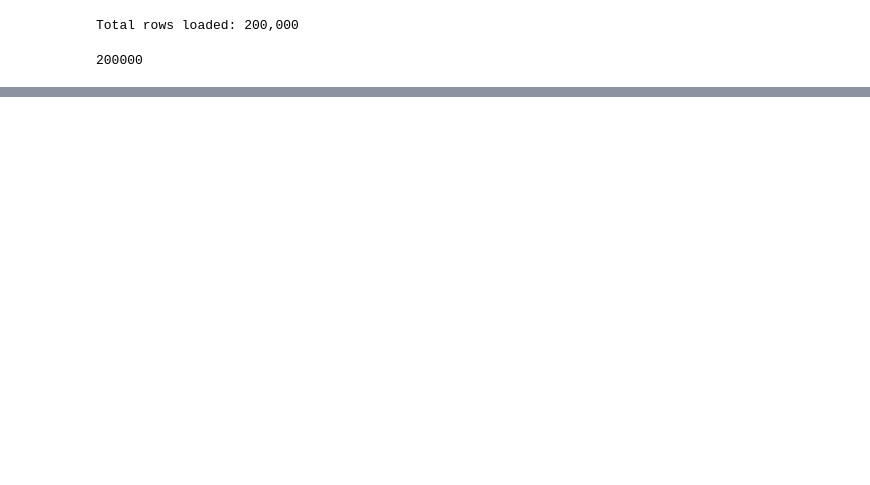
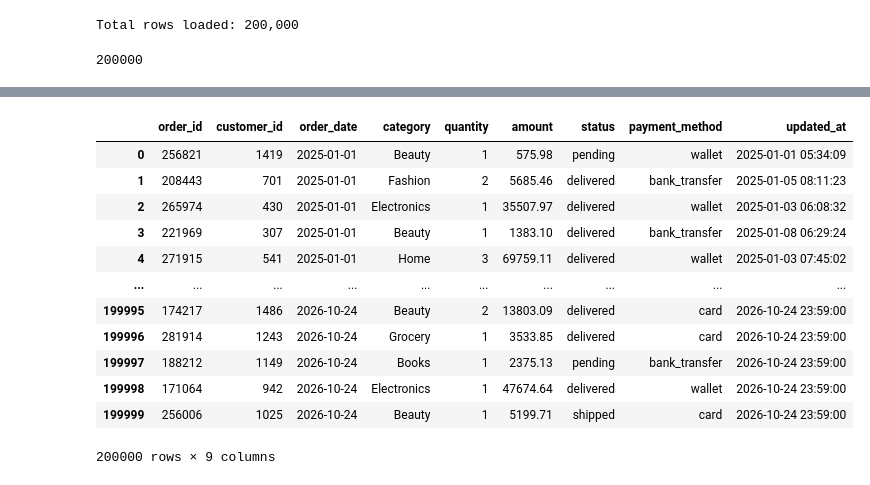
Before and after one commit to aliturab99/Data-Engineer-Project, a Jupyter notebook: data_extractions.ipynb, the cells around one changed output, grey strips where cells are left out. Drawn from its saved outputs; the diff is of its cells as text; code cells hidden in the pictures; blank space fills up the shorter version.

Commit message:
Loading Data from DBs and Saving data into Raw Local Files

```diff
--- a/data_extractions.ipynb
+++ b/data_extractions.ipynb
@@ -147,0 +166,18 @@ Shape: (5000, 12)
+# %%
+pg_orders_df = pd.DataFrame(orders)
+# %%
+pg_orders_df
+# %% [output]
+|  | order_id | customer_id | order_date | category | quantity | amount | status | payment_method | updated_at |
+| 0 | 256821 | 1419 | 2025-01-01 | Beauty | 1 | 575.98 | pending | wallet | 2025-01-01 05:34:09 |
+| 1 | 208443 | 701 | 2025-01-01 | Fashion | 2 | 5685.46 | delivered | bank_transfer | 2025-01-05 08:11:23 |
+| 2 | 265974 | 430 | 2025-01-01 | Electronics | 1 | 35507.97 | delivered | wallet | 2025-01-03 06:08:32 |
+| 3 | 221969 | 307 | 2025-01-01 | Beauty | 1 | 1383.10 | delivered | bank_transfer | 2025-01-08 06:29:24 |
+| 4 | 271915 | 541 | 2025-01-01 | Home | 3 | 69759.11 | delivered | wallet | 2025-01-03 07:45:02 |
+| ... | ... | ... | ... | ... | ... | ... | ... | ... | ... |
+| 199995 | 174217 | 1486 | 2026-10-24 | Beauty | 2 | 13803.09 | delivered | card | 2026-10-24 23:59:00 |
+| 199996 | 281914 | 1243 | 2026-10-24 | Grocery | 1 | 3533.85 | delivered | card | 2026-10-24 23:59:00 |
+| 199997 | 188212 | 1149 | 2026-10-24 | Books | 1 | 2375.13 | pending | bank_transfer | 2026-10-24 23:59:00 |
+| 199998 | 171064 | 942 | 2026-10-24 | Electronics | 1 | 47674.64 | delivered | wallet | 2026-10-24 23:59:00 |
+| 199999 | 256006 | 1025 | 2026-10-24 | Beauty | 1 | 5199.71 | shipped | card | 2026-10-24 23:59:00 |
+200000 rows × 9 columns
```
Also changed, not shown: parts of 18 cells of this notebook.
